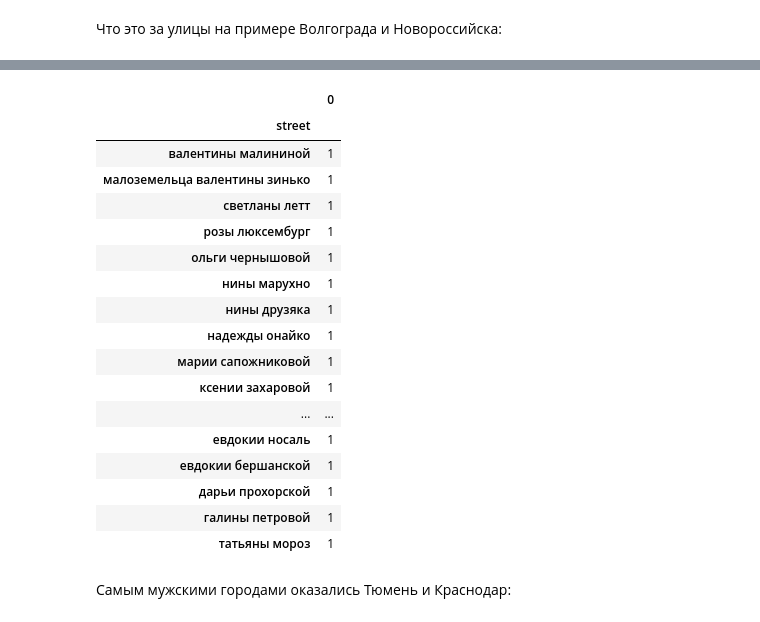
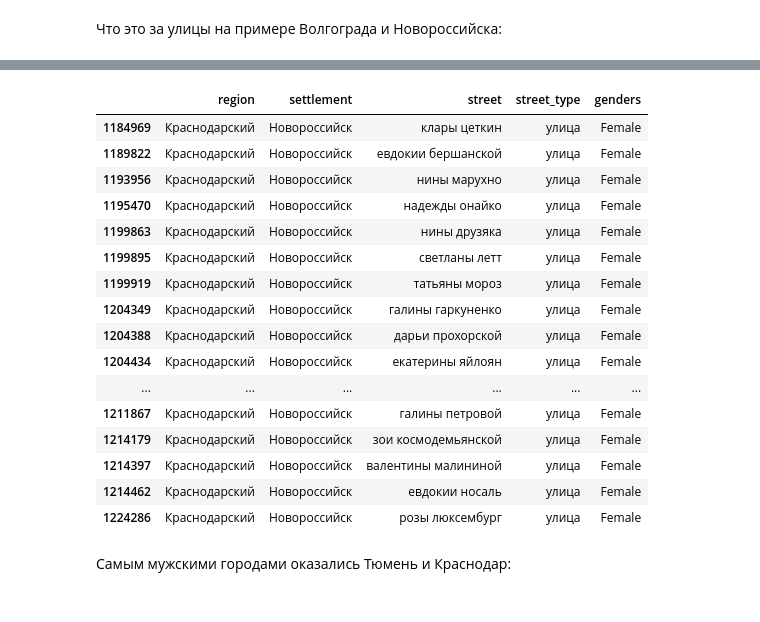
Before and after one commit to kkruglik/female_streets, a Jupyter notebook: russian_streets.ipynb, the cells around one changed output, grey strips where cells are left out. Saved outputs shown, nothing was run; the diff lists cells and outputs as text; code cells hidden in the pictures.

```diff
--- a/russian_streets.ipynb
+++ b/russian_streets.ipynb
@@ -205,3 +206,7 @@ df.street = df.street.str.replace('им ', '', regex=False)
 # df.street = df.street.apply(remove_digit_letter)
 df.street = df.street.str.replace('\d+', '', regex=True)
 df.street = df.street.str.strip()
+# %%
+# оставляем только уникальные улицы для каждого населенного пункта в России
+df = df.drop_duplicates(subset=['region', 'settlement', 'street', 'street_type'])
+df.shape
@@ -208,3 +215,11 @@ df.street = df.street.str.strip()
+# %%
+df.street = df.street.str.replace('й ', '', regex=False)
+df.street = df.street.str.replace('я ', '', regex=False)
+df.street = df.street.str.replace(' й', '', regex=False)
+# %%
+df.loc[df.street == "зои космодемьянской й", "street"] = "зои космодемьянской"
+df.loc[df.street == "й зои космодемьянской", "street"] = "зои космодемьянской"
+df.loc[df.street == "й розы люксембург", "street"] = "розы люксембург"
 # %% [markdown]
 Сколько уникальных улиц в каждом регионе
 # %%
@@ -231,4 +245,0 @@ df.groupby("region").size().to_frame()
-# %%
-# оставляем только уникальные улицы для каждого населенного пункта в России
-df = df.drop_duplicates(subset=['settlement', 'street'])
-df.shape
@@ -527,25 +531,23 @@ df[(df.settlement == "Волгоград") & (df.genders == "Female")] \
 # %%
-df[(df.settlement == "Новороссийск") & (df.genders == "Female")] \
-    .groupby(["street"]).size().sort_values(ascending=False).to_frame()
+df[(df.settlement == "Новороссийск") & (df.genders == "Female")]
 # %% [output]
-|  | 0 |
-| street |  |
-| валентины малининой | 1 |
-| малоземельца валентины зинько | 1 |
-| светланы летт | 1 |
-| розы люксембург | 1 |
-| ольги чернышовой | 1 |
-| нины марухно | 1 |
-| нины друзяка | 1 |
-| надежды онайко | 1 |
-| марии сапожниковой | 1 |
-| ксении захаровой | 1 |
-| ... | ... |
-| евдокии носаль | 1 |
-| евдокии бершанской | 1 |
-| дарьи прохорской | 1 |
-| галины петровой | 1 |
-| татьяны мороз | 1 |
+|  | region | settlement | street | street_type | genders |
+| 1184969 | Краснодарский | Новороссийск | клары цеткин | улица | Female |
+| 1189822 | Краснодарский | Новороссийск | евдокии бершанской | улица | Female |
+| 1193956 | Краснодарский | Новороссийск | нины марухно | улица | Female |
+| 1195470 | Краснодарский | Новороссийск | надежды онайко | улица | Female |
+| 1199863 | Краснодарский | Новороссийск | нины друзяка | улица | Female |
+| 1199895 | Краснодарский | Новороссийск | светланы летт | улица | Female |
+| 1199919 | Краснодарский | Новороссийск | татьяны мороз | улица | Female |
+| 1204349 | Краснодарский | Новороссийск | галины гаркуненко | улица | Female |
+| 1204388 | Краснодарский | Новороссийск | дарьи прохорской | улица | Female |
+| 1204434 | Краснодарский | Новороссийск | екатерины яйлоян | улица | Female |
+| ... | ... | ... | ... | ... | ... |
+| 1211867 | Краснодарский | Новороссийск | галины петровой | улица | Female |
+| 1214179 | Краснодарский | Новороссийск | зои космодемьянской | улица | Female |
+| 1214397 | Краснодарский | Новороссийск | валентины малининой | улица | Female |
+| 1214462 | Краснодарский | Новороссийск | евдокии носаль | улица | Female |
+| 1224286 | Краснодарский | Новороссийск | розы люксембург | улица | Female |
 # %% [markdown]
 Самым мужскими городами оказались Тюмень и Краснодар:
 # %%
```
Also changed, not shown: parts of 25 cells of this notebook.
